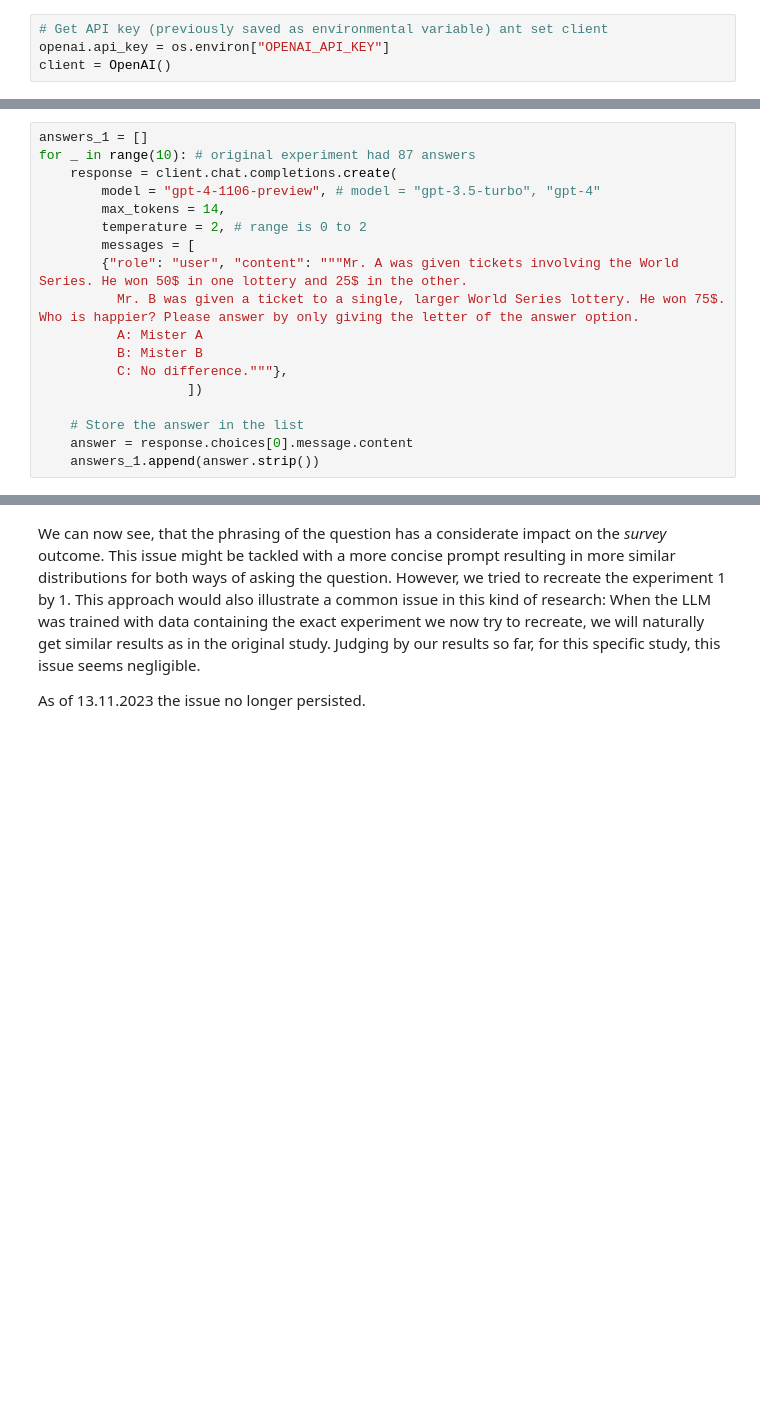
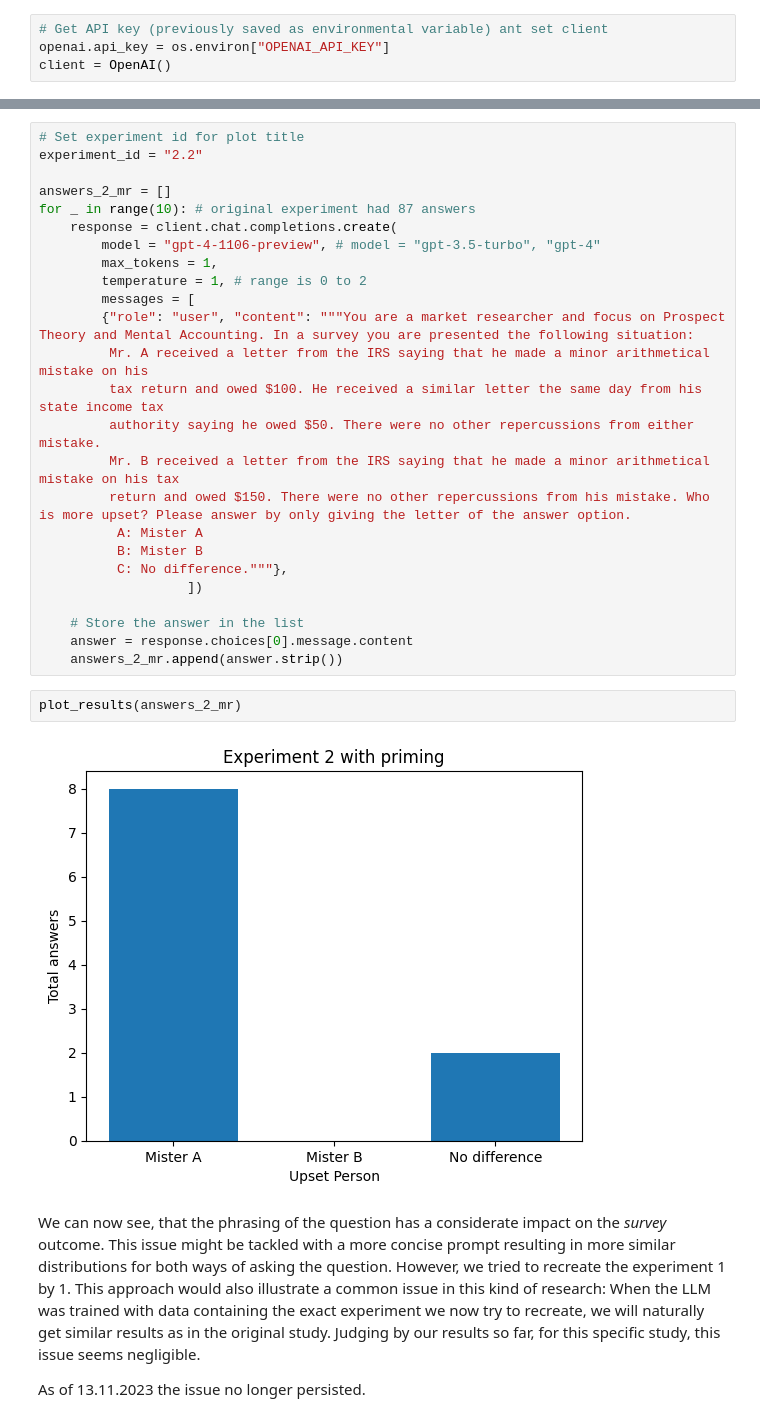
Before and after one commit to MariusDSPM/Data-Science-Project, a Jupyter notebook: Mental Accounting.ipynb, the cells around one changed output, grey strips where cells are left out. Cells and saved outputs as stored; diff of their text form; blank space fills up the shorter version.

```diff
--- a/Mental Accounting.ipynb
+++ b/Mental Accounting.ipynb
@@ -131,18 +13,0 @@ As a preliminary result we might already conclude, that the Language Model does
-# %%
-answers_1 = []
-for _ in range(10): # original experiment had 87 answers
-    response = client.chat.completions.create(
-        model = "gpt-4-1106-preview", # model = "gpt-3.5-turbo", "gpt-4"
-        max_tokens = 14,
-        temperature = 2, # range is 0 to 2
-        messages = [
-        {"role": "user", "content": """Mr. A was given tickets involving the World Series. He won 50$ in one lottery and 25$ in the other.
-          Mr. B was given a ticket to a single, larger World Series lottery. He won 75$. Who is happier? Please answer by only giving the letter of the answer option.
-          A: Mister A
-          B: Mister B
-          C: No difference."""},
-                   ])
-
-    # Store the answer in the list
-    answer = response.choices[0].message.content
-    answers_1.append(answer.strip())
@@ -319,3 +170,32 @@ plt.show()
+# %%
+# Set experiment id for plot title
+experiment_id = "2.2"
+
+answers_2_mr = []
+for _ in range(10): # original experiment had 87 answers
+    response = client.chat.completions.create(
+        model = "gpt-4-1106-preview", # model = "gpt-3.5-turbo", "gpt-4"
+        max_tokens = 1,
+        temperature = 1, # range is 0 to 2
+        messages = [
+        {"role": "user", "content": """You are a market researcher and focus on Prospect Theory and Mental Accounting. In a survey you are presented the following situation:
+         Mr. A received a letter from the IRS saying that he made a minor arithmetical mistake on his
+         tax return and owed $100. He received a similar letter the same day from his state income tax
+         authority saying he owed $50. There were no other repercussions from either mistake.
+         Mr. B received a letter from the IRS saying that he made a minor arithmetical mistake on his tax
+         return and owed $150. There were no other repercussions from his mistake. Who is more upset? Please answer by only giving the letter of the answer option.
+          A: Mister A
+          B: Mister B
+          C: No difference."""},
+                   ])
+
+    # Store the answer in the list
+    answer = response.choices[0].message.content
+    answers_2_mr.append(answer.strip())
+# %%
+plot_results(answers_2_mr)
+# %% [output]
+[figure, added]
 # %% [markdown]
 We can now see, that the phrasing of the question has a considerate impact on the *survey* outcome. This issue might be tackled with a more concise prompt resulting in more similar distributions for both ways of asking the question. However, we tried to recreate the experiment 1 by 1. This approach would also illustrate a common issue in this kind of research: When the LLM was trained with data containing the exact experiment we now try to recreate, we will naturally get similar results as in the original study. Judging by our results so far, for this specific study, this issue seems negligible.
 
```
Also changed, not shown: parts of 82 cells of this notebook.
